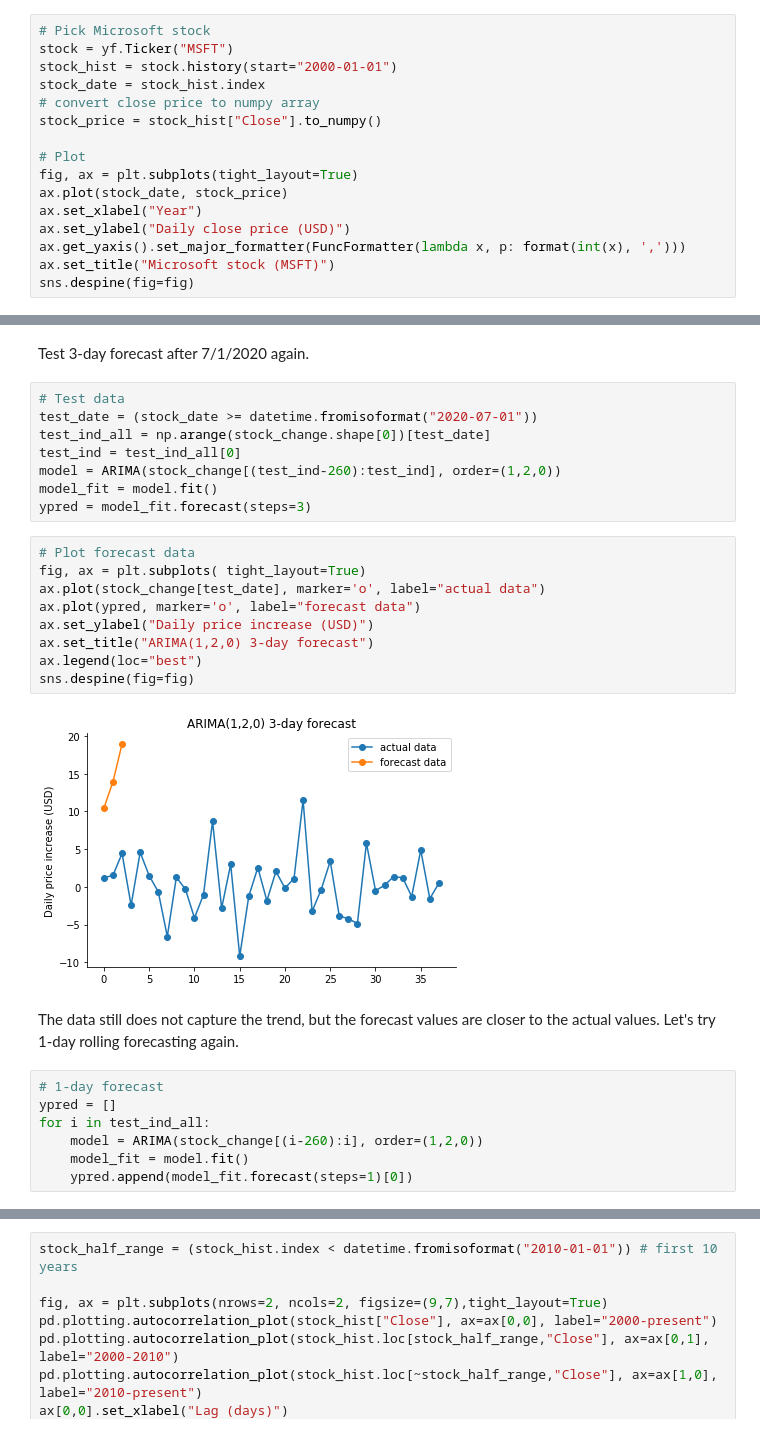
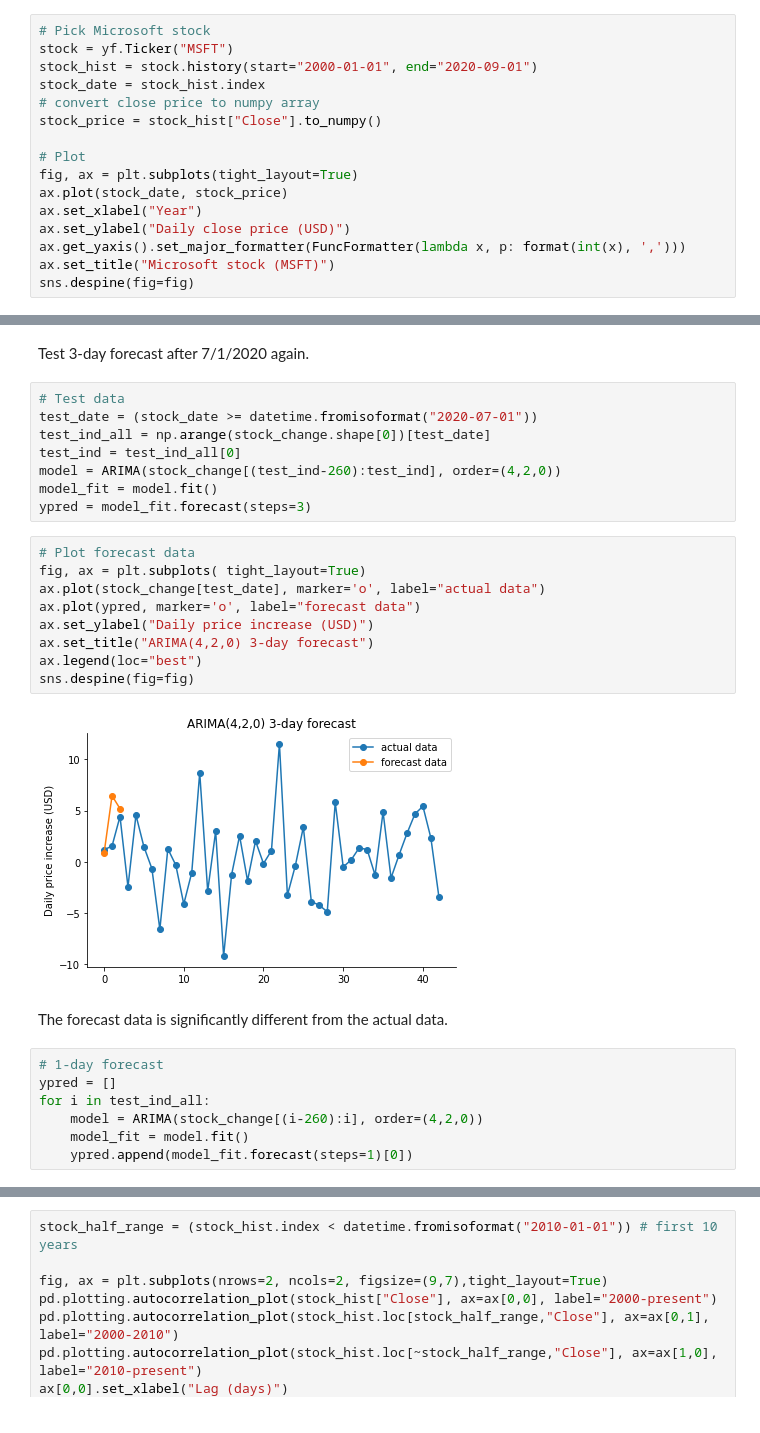
Before and after one commit to hoangvanphan/fun_projects, a Jupyter notebook: stock_forecast/stock_forecast.ipynb, the cells around one changed output, grey strips where cells are left out. Cells and saved outputs as stored; diff of their text form.

```diff
--- a/stock_forecast/stock_forecast.ipynb
+++ b/stock_forecast/stock_forecast.ipynb
@@ -38,7 +38,7 @@ I will use all available data after 2000, because this period should cover most
 # %%
 # Pick Microsoft stock
 stock = yf.Ticker("MSFT")
-stock_hist = stock.history(start="2000-01-01")
+stock_hist = stock.history(start="2000-01-01", end="2020-09-01")
 stock_date = stock_hist.index
 # convert close price to numpy array
 stock_price = stock_hist["Close"].to_numpy()
@@ -217,27 +217,27 @@ Test 3-day forecast after 7/1/2020 again.
 test_date = (stock_date >= datetime.fromisoformat("2020-07-01"))
 test_ind_all = np.arange(stock_change.shape[0])[test_date]
 test_ind = test_ind_all[0]
-model = ARIMA(stock_change[(test_ind-260):test_ind], order=(1,2,0))
+model = ARIMA(stock_change[(test_ind-260):test_ind], order=(4,2,0))
 model_fit = model.fit()
 ypred = model_fit.forecast(steps=3)
 # %%
 # Plot forecast data
 fig, ax = plt.subplots( tight_layout=True)
 ax.plot(stock_change[test_date], marker='o', label="actual data")
 ax.plot(ypred, marker='o', label="forecast data")
 ax.set_ylabel("Daily price increase (USD)")
-ax.set_title("ARIMA(1,2,0) 3-day forecast")
+ax.set_title("ARIMA(4,2,0) 3-day forecast")
 ax.legend(loc="best")
 sns.despine(fig=fig)
 # %% [output]
-[figure, old version]
+[figure, new version]
-# %% [markdown]
-The data still does not capture the trend, but the forecast values are closer to the actual values. Let's try 1-day rolling forecasting again.
+# %% [markdown]
+The forecast data is significantly different from the actual data.
 # %%
 # 1-day forecast
 ypred = []
 for i in test_ind_all:
-    model = ARIMA(stock_change[(i-260):i], order=(1,2,0))
+    model = ARIMA(stock_change[(i-260):i], order=(4,2,0))
     model_fit = model.fit()
     ypred.append(model_fit.forecast(steps=1)[0])
 # %%
```
Also changed, not shown: parts of 36 cells of this notebook, 1 other file.
